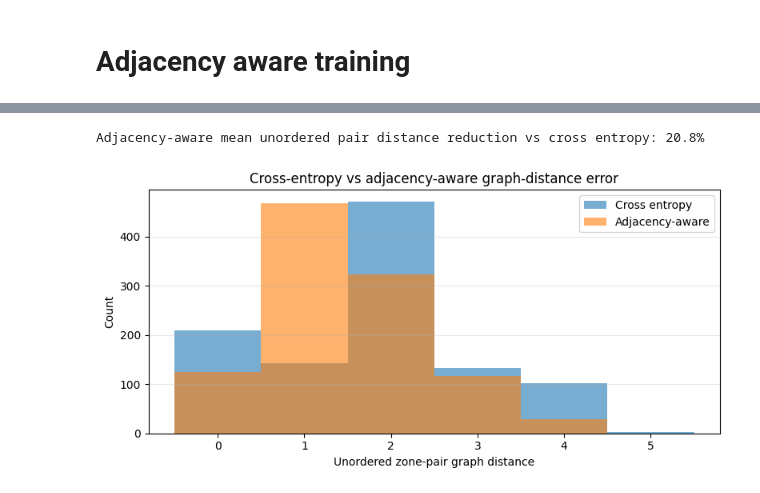
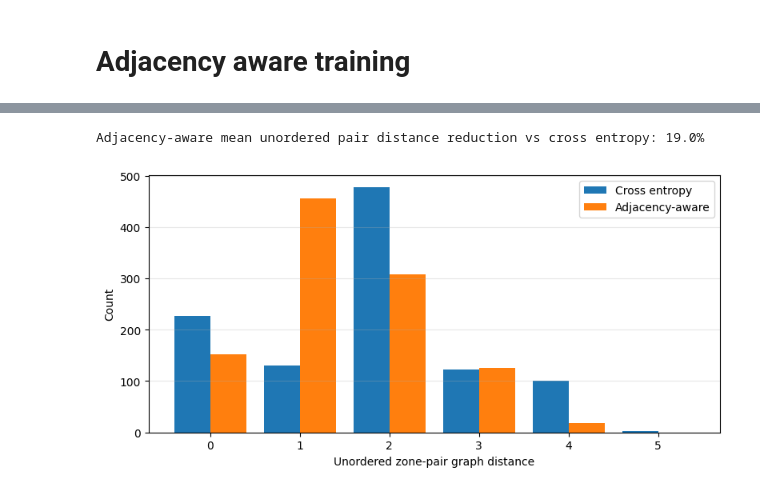
Before and after one commit to mohamad-hasan-sohan-ajini/predictive-maintenance, a Jupyter notebook: src/predictive_maintenance_xgboost_where.ipynb, the cells around one changed output, grey strips where cells are left out. Drawn from its saved outputs; the diff is of its cells as text; code cells hidden in the pictures.

```diff
--- a/src/predictive_maintenance_xgboost_where.ipynb
+++ b/src/predictive_maintenance_xgboost_where.ipynb
@@ -211,7 +211,7 @@ WhereTransformer(
 )
 # %%
 LEARNING_RATE = 3e-6
-NUM_EPOCHS = 50
+NUM_EPOCHS = 64
 VIRTUAL_BATCH_SIZE = 32
 DEVICE = torch.device("cuda" if torch.cuda.is_available() else "cpu")
 
@@ -965,19 +965,31 @@ print(
 )
 
 bins = np.arange(-0.5, zone_graph_diameter + 1.5, 1)
+bin_centers = (bins[:-1] + bins[1:]) / 2
+bar_width = 0.4
+baseline_counts, _ = np.histogram(
+    baseline_pair_distances[np.isfinite(baseline_pair_distances)], bins=bins
+)
+adjacency_counts, _ = np.histogram(
+    adjacency_pair_distances[np.isfinite(adjacency_pair_distances)], bins=bins
+)
+
 fig, ax = plt.subplots(figsize=(8, 4))
-ax.hist(
-    baseline_pair_distances[np.isfinite(baseline_pair_distances)],
-    bins=bins,
-    alpha=0.6,
+ax.bar(
+    bin_centers - bar_width / 2,
+    baseline_counts,
+    width=bar_width,
     label="Cross entropy",
+    align="center",
 )
-ax.hist(
-    adjacency_pair_distances[np.isfinite(adjacency_pair_distances)],
-    bins=bins,
-    alpha=0.6,
+ax.bar(
+    bin_centers + bar_width / 2,
+    adjacency_counts,
+    width=bar_width,
     label="Adjacency-aware",
+    align="center",
 )
+ax.set_xticks(bin_centers)
 ax.set_xlabel("Unordered zone-pair graph distance")
 ax.set_ylabel("Count")
 # ax.set_title("Cross-entropy vs adjacency-aware graph-distance error")
@@ -995,2 +1007,2 @@ plt.show()
-Adjacency-aware mean unordered pair distance reduction vs cross entropy: 20.8%
+Adjacency-aware mean unordered pair distance reduction vs cross entropy: 19.0%
-[figure, old version]
+[figure, new version]
```
Also changed, not shown: parts of 5 cells of this notebook.
